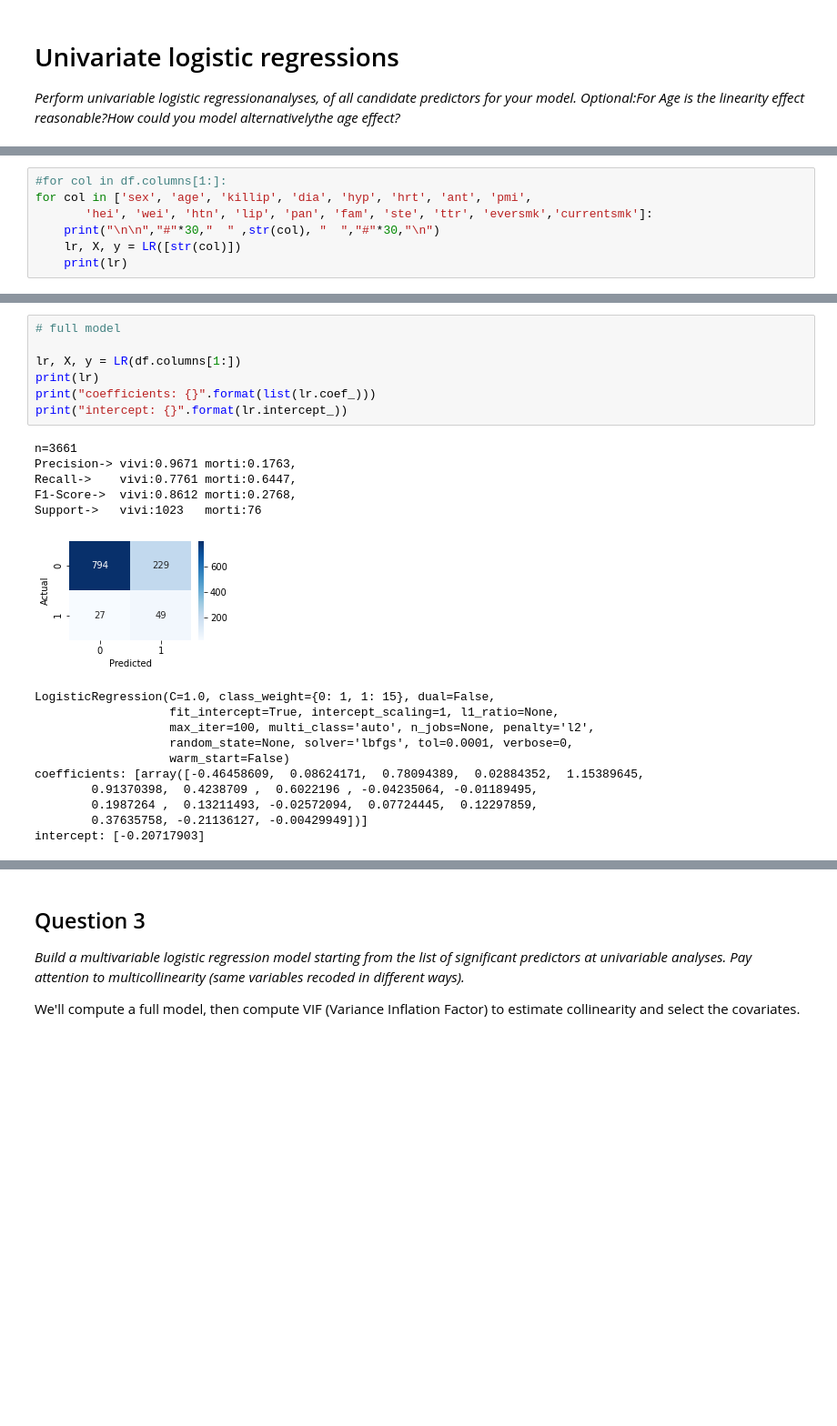
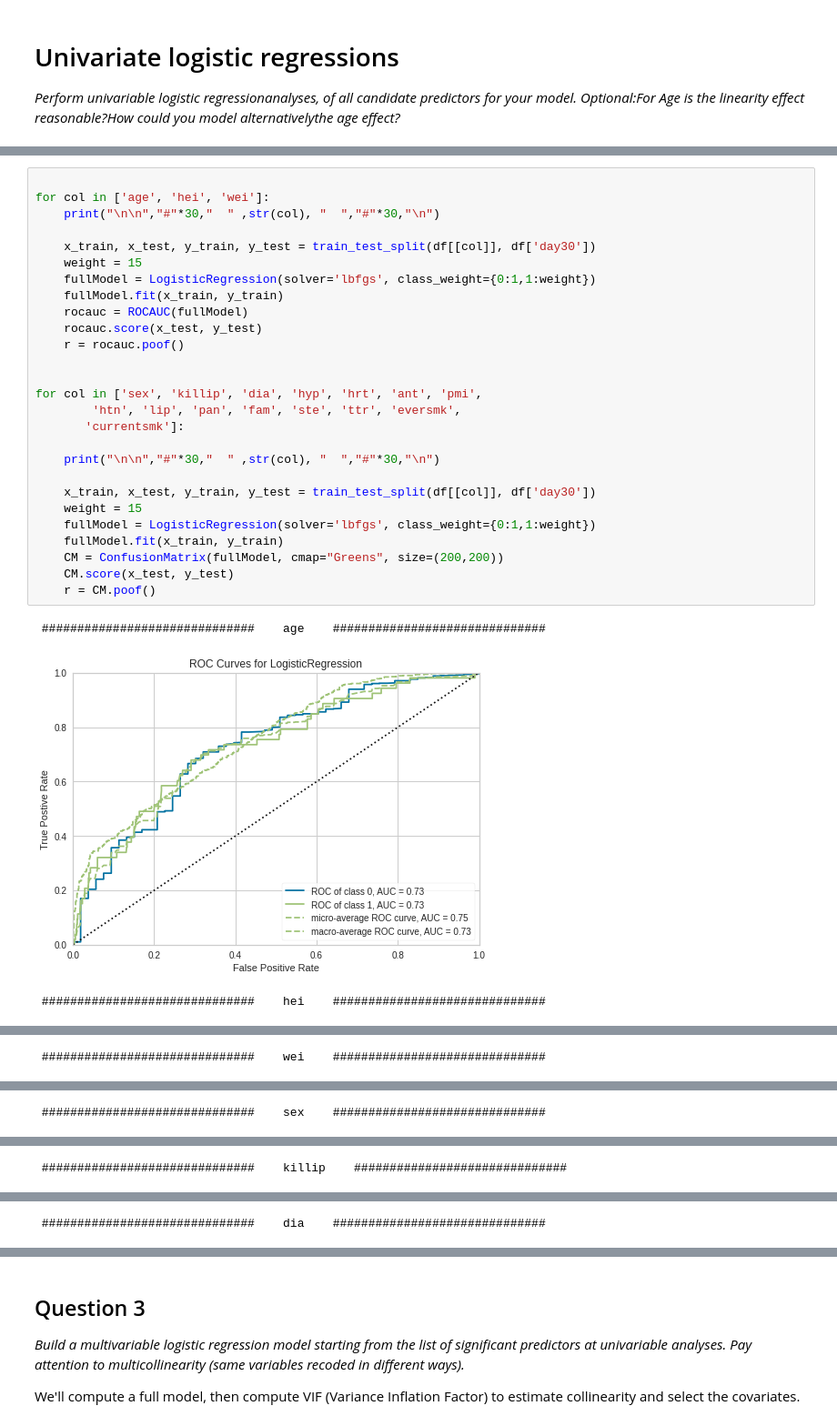
Before and after one commit to andrealorenzon/health_data_analytics, a Jupyter notebook: GUSTO/GUSTO.ipynb, the cells around one changed output, grey strips where cells are left out. Shown at 91% size. Cells and saved outputs as stored; diff of their text form; blank space fills up the shorter version.

```diff
--- a/GUSTO/GUSTO.ipynb
+++ b/GUSTO/GUSTO.ipynb
@@ -280,7 +227,0 @@ def LR(candidates):
-# %%
-#for col in df.columns[1:]:
-for col in ['sex', 'age', 'killip', 'dia', 'hyp', 'hrt', 'ant', 'pmi',
-       'hei', 'wei', 'htn', 'lip', 'pan', 'fam', 'ste', 'ttr', 'eversmk','currentsmk']:
-    print("\n\n","#"*30,"  " ,str(col), "  ","#"*30,"\n")
-    lr, X, y = LR([str(col)])
-    print(lr)
@@ -372,24 +228,31 @@ Support->   vivi:1023   morti:76
-# %%
-# full model
-
-lr, X, y = LR(df.columns[1:])
-print(lr)
-print("coefficients: {}".format(list(lr.coef_)))
-print("intercept: {}".format(lr.intercept_))
-# %% [output]
-n=3661
-Precision-> vivi:0.9671 morti:0.1763,
-Recall->    vivi:0.7761 morti:0.6447,
-F1-Score->  vivi:0.8612 morti:0.2768,
-Support->   vivi:1023   morti:76
-[figure, removed]
-LogisticRegression(C=1.0, class_weight={0: 1, 1: 15}, dual=False,
-                   fit_intercept=True, intercept_scaling=1, l1_ratio=None,
-                   max_iter=100, multi_class='auto', n_jobs=None, penalty='l2',
-                   random_state=None, solver='lbfgs', tol=0.0001, verbose=0,
-                   warm_start=False)
-coefficients: [array([-0.46458609,  0.08624171,  0.78094389,  0.02884352,  1.15389645,
-        0.91370398,  0.4238709 ,  0.6022196 , -0.04235064, -0.01189495,
-        0.1987264 ,  0.13211493, -0.02572094,  0.07724445,  0.12297859,
-        0.37635758, -0.21136127, -0.00429949])]
-intercept: [-0.20717903]
+# %%
+
+for col in ['age', 'hei', 'wei']:
+    print("\n\n","#"*30,"  " ,str(col), "  ","#"*30,"\n")
+
+    x_train, x_test, y_train, y_test = train_test_split(df[[col]], df['day30'])
+    weight = 15
+    fullModel = LogisticRegression(solver='lbfgs', class_weight={0:1,1:weight})
+    fullModel.fit(x_train, y_train)
+    rocauc = ROCAUC(fullModel)
+    rocauc.score(x_test, y_test)
+    r = rocauc.poof()
+
+
+for col in ['sex', 'killip', 'dia', 'hyp', 'hrt', 'ant', 'pmi',
+        'htn', 'lip', 'pan', 'fam', 'ste', 'ttr', 'eversmk',
+       'currentsmk']:
+
+    print("\n\n","#"*30,"  " ,str(col), "  ","#"*30,"\n")
+
+    x_train, x_test, y_train, y_test = train_test_split(df[[col]], df['day30'])
+    weight = 15
+    fullModel = LogisticRegression(solver='lbfgs', class_weight={0:1,1:weight})
+    fullModel.fit(x_train, y_train)
+    CM = ConfusionMatrix(fullModel, cmap="Greens", size=(200,200))
+    CM.score(x_test, y_test)
+    r = CM.poof()
+# %% [output]
+ ##############################    age    ##############################
+[figure, added]
+ ##############################    hei    ##############################
@@ -395,0 +260 @@ intercept: [-0.20717903]
+ ##############################    wei    ##############################
@@ -395,0 +262 @@ intercept: [-0.20717903]
+ ##############################    sex    ##############################
@@ -395,0 +264 @@ intercept: [-0.20717903]
+ ##############################    killip    ##############################
@@ -395,0 +266 @@ intercept: [-0.20717903]
+ ##############################    dia    ##############################
```
Also changed, not shown: parts of 20 cells of this notebook.
